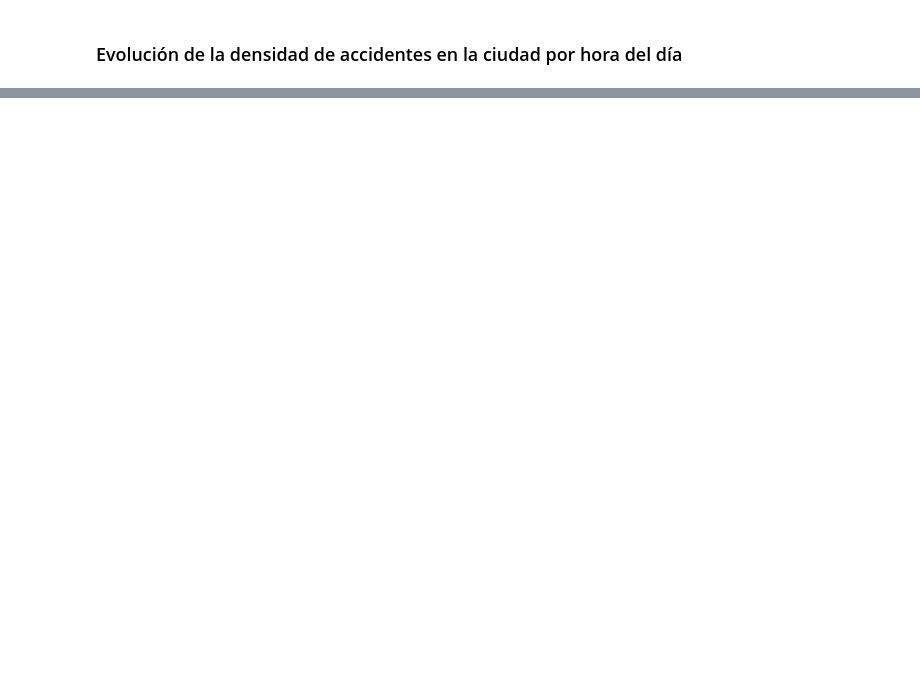
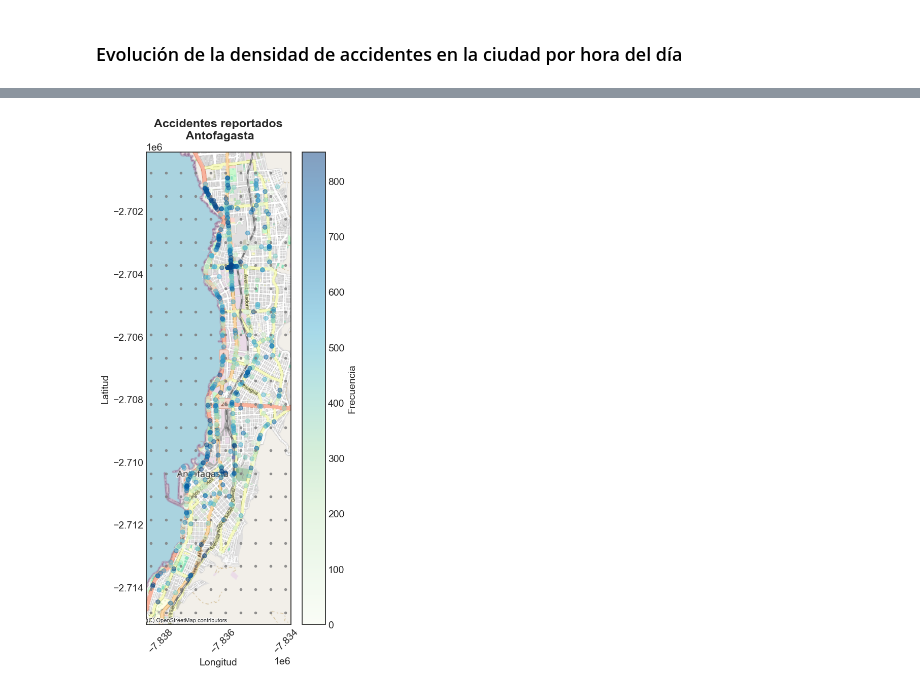
Before and after one commit to richardhapb/antof-traffic-client, a Jupyter notebook: analisis.ipynb, the cells around one changed output, grey strips where cells are left out. Drawn from its saved outputs; the diff is of its cells as text; code cells hidden in the pictures; blank space fills up the shorter version.

```diff
--- a/analisis.ipynb
+++ b/analisis.ipynb
@@ -130,0 +133,7 @@ day_report(hazard, 'HAZARD')
+# %%
+ax = heat_map(alerts_antof, "ACCIDENT")
+antof_grid = utils.grid(alerts_antof, 10, 20)
+ax.plot(*antof_grid, marker="o", color="gray", ls="None", alpha=0.8, markersize=3)
+plt.show()
+# %% [output]
+[figure, added]
```
Also changed, not shown: parts of 9 cells of this notebook, 17 other files.
